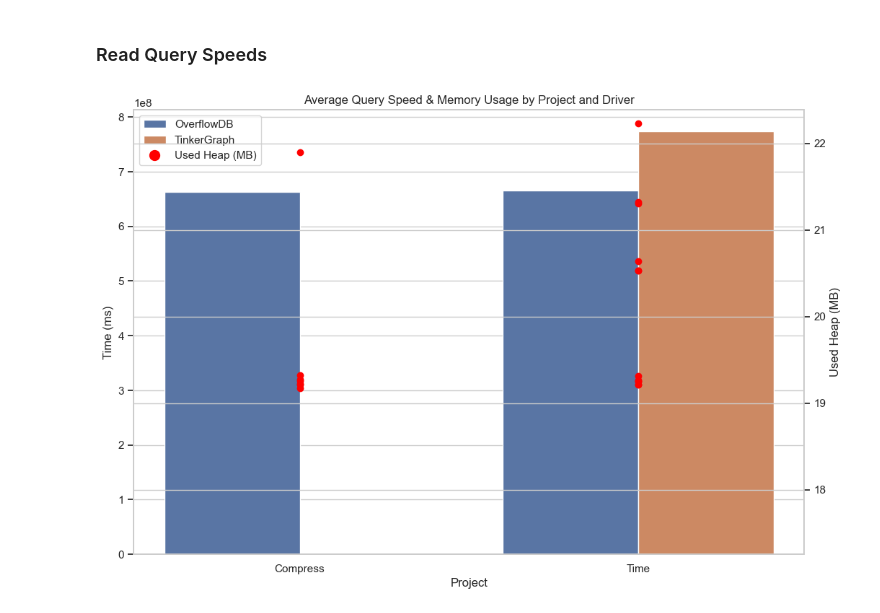
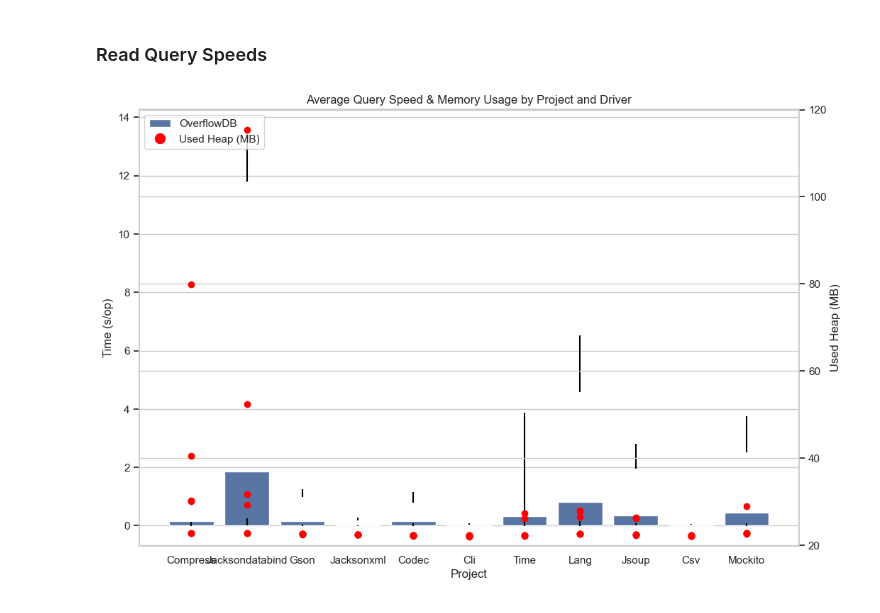
Before and after one commit to plume-oss/benchmarking, a Jupyter notebook: plotting.ipynb, the cells around one changed output. Cells and saved outputs as stored; diff of their text form; code cells hidden in the pictures.

```diff
--- a/plotting.ipynb
+++ b/plotting.ipynb
@@ -150,10 +238,10 @@ plt.show()
 import seaborn as sns
 import matplotlib.pyplot as plt
 
-read_df_create_ast = final_df[(final_df['Type'] == 'read') & (final_df['Benchmark'].str.count('\.') == 7)]
+read_df_create_ast = final_df[(final_df['Type'] == 'read') & (~final_df['Benchmark'].str.endswith('+liveObjects'))]
 
 # Filter the data for Benchmark ending with 'usedHeap'
-filtered_df_usedHeap = final_df[(final_df['Type'] == 'read') & (final_df['Benchmark'].str.endswith('usedHeap'))]
+filtered_df_usedHeap = final_df[(final_df['Type'] == 'read') & (final_df['Benchmark'].str.endswith('+liveObjects'))]
 
 # Convert 'Score' from bytes to megabytes for 'usedHeap' entries
 filtered_df_usedHeap.loc[filtered_df_usedHeap['Unit'] == 'bytes', 'Score'] /= (1024 * 1024)
@@ -164,36 +252,35 @@ fig, ax1 = plt.subplots(figsize=(12, 8))
 sns.set(style="whitegrid")
 
 # Create the bar plot for createAst
-sns.barplot(x="Project", y="Score", hue="Driver", data=read_df_create_ast, errorbar=None, ax=ax1)
+sns.barplot(x="Project", y="Score", hue="Database", data=read_df_create_ast, errorbar=None, ax=ax1)
 
 # Adding error bars manually
 for i, row in read_df_create_ast.iterrows():
     plt.errorbar(x=row['Project'], y=row['Score'], yerr=row['Error'], fmt='none', c='black')
 
 # Set labels and title for the first y-axis
 ax1.set_xlabel('Project')
 ax1.set_ylabel(f'Time ({read_df_create_ast["Unit"].iloc[0]})')
 ax1.set_title('Average Query Speed & Memory Usage by Project and Driver')
 
 # Create a second y-axis for usedHeap
 ax2 = ax1.twinx()
-
 
 # Add points for usedHeap
 ax2.scatter(filtered_df_usedHeap['Project'], filtered_df_usedHeap['Score'], color='red', label='Used Heap (MB)')
 ax2.set_ylabel('Used Heap (MB)')
 
 # Adjust the lower limit of ax2 to ensure it is above the minimum of the usedHeap scores
 min_used_heap_score = filtered_df_usedHeap['Score'].min()
 ax2.set_ylim(bottom=min_used_heap_score * 0.9)  # Set the lower limit to 90% of the minimum usedHeap score
 
 # Combine legends
 lines_1, labels_1 = ax1.get_legend_handles_labels()
 lines_2 = [plt.Line2D([0], [0], marker='o', color='red', linestyle='', markersize=10)]
 labels_2 = ['Used Heap (MB)']
 ax1.legend(lines_1 + lines_2, labels_1 + labels_2, loc='upper left')
 
 # Show the plot
 plt.show()
 # %% [output]
-[figure, old version]
+[figure, new version]
```
Also changed, not shown: parts of 4 cells of this notebook.
